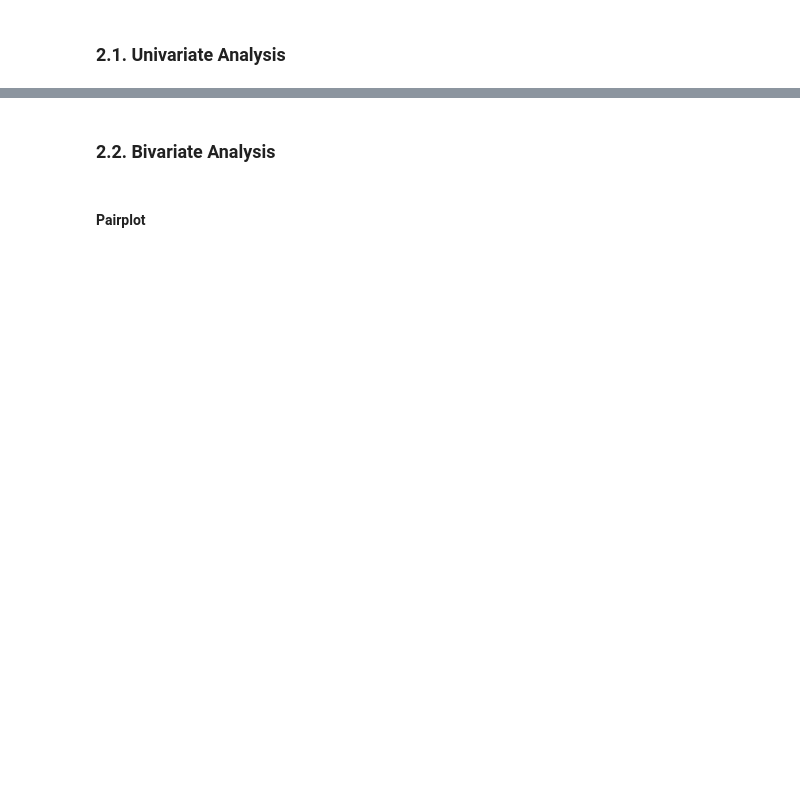
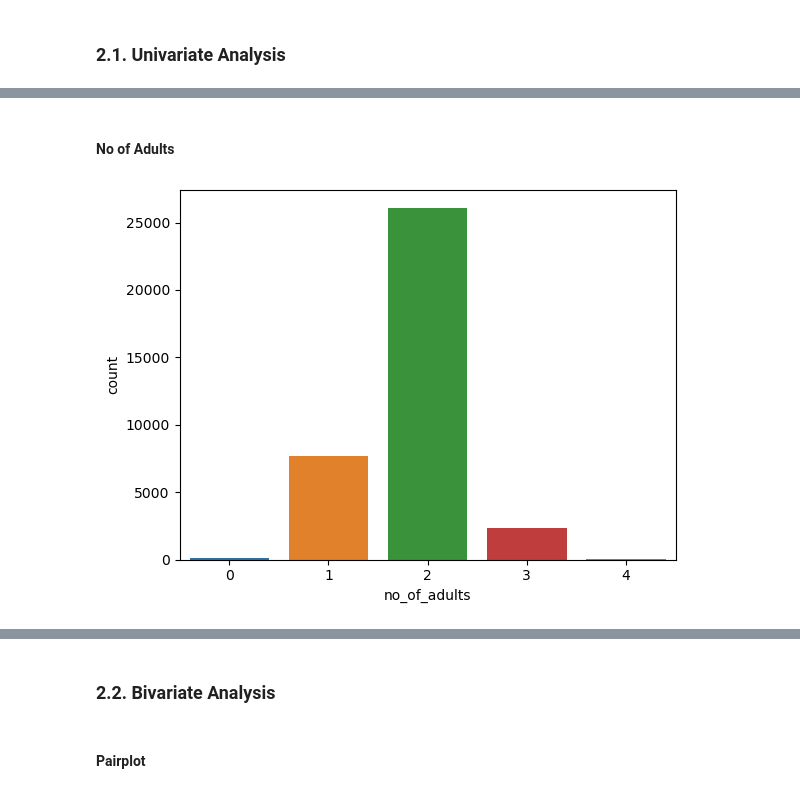
Before and after one commit to IslamelGebaly/HotelReservationDataScience, a Jupyter notebook: EDA.ipynb, the cells around one changed output, grey strips where cells are left out. Cells and saved outputs as stored; diff of their text form; code cells hidden in the pictures; blank space fills up the shorter version.

```diff
--- a/EDA.ipynb
+++ b/EDA.ipynb
@@ -235,0 +165,7 @@ sns.barplot(df[label].value_counts().reset_index(), x = "index", y = label)
+# %% [markdown]
+#### No of Adults
+# %%
+sns.barplot(df["no_of_adults"].value_counts().reset_index(), x = "no_of_adults", y = "count")
+plt.show()
+# %% [output]
+[figure, added]
```
Also changed, not shown: parts of 82 cells of this notebook, 2 other files.
